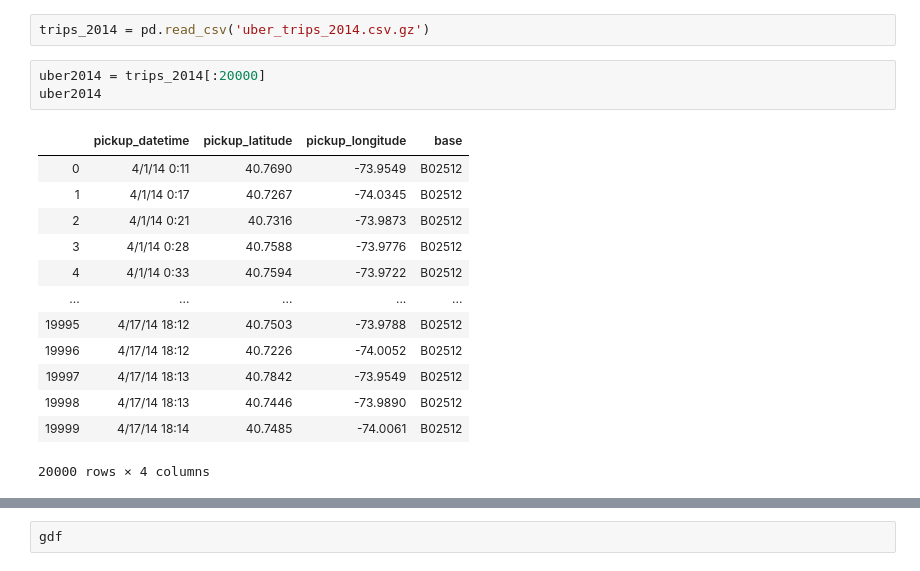
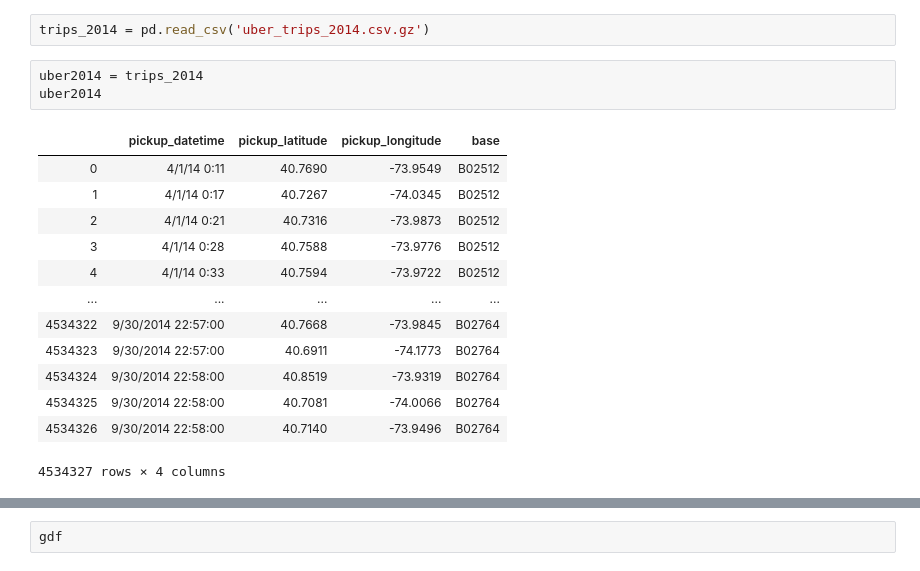
Before and after one commit to KamyNz/datathon-group15-project, a Jupyter notebook: week1/geographic functions.ipynb, the cells around one changed output, grey strips where cells are left out. Drawn from its saved outputs; the diff is of its cells as text.

```diff
--- a/week1/geographic functions.ipynb
+++ b/week1/geographic functions.ipynb
@@ -146,19 +166,19 @@ NotebookApp.rate_limit_window=3.0 (secs)
 # %%
 trips_2014 = pd.read_csv('uber_trips_2014.csv.gz')
 # %%
-uber2014 = trips_2014[:20000]
+uber2014 = trips_2014
 uber2014
 # %% [output]
 |  | pickup_datetime | pickup_latitude | pickup_longitude | base |
 | 0 | 4/1/14 0:11 | 40.7690 | -73.9549 | B02512 |
 | 1 | 4/1/14 0:17 | 40.7267 | -74.0345 | B02512 |
 | 2 | 4/1/14 0:21 | 40.7316 | -73.9873 | B02512 |
 | 3 | 4/1/14 0:28 | 40.7588 | -73.9776 | B02512 |
 | 4 | 4/1/14 0:33 | 40.7594 | -73.9722 | B02512 |
 | ... | ... | ... | ... | ... |
-| 19995 | 4/17/14 18:12 | 40.7503 | -73.9788 | B02512 |
-| 19996 | 4/17/14 18:12 | 40.7226 | -74.0052 | B02512 |
-| 19997 | 4/17/14 18:13 | 40.7842 | -73.9549 | B02512 |
-| 19998 | 4/17/14 18:13 | 40.7446 | -73.9890 | B02512 |
-| 19999 | 4/17/14 18:14 | 40.7485 | -74.0061 | B02512 |
+| 4534322 | 9/30/2014 22:57:00 | 40.7668 | -73.9845 | B02764 |
+| 4534323 | 9/30/2014 22:57:00 | 40.6911 | -74.1773 | B02764 |
+| 4534324 | 9/30/2014 22:58:00 | 40.8519 | -73.9319 | B02764 |
+| 4534325 | 9/30/2014 22:58:00 | 40.7081 | -74.0066 | B02764 |
+| 4534326 | 9/30/2014 22:58:00 | 40.7140 | -73.9496 | B02764 |
-20000 rows × 4 columns
+4534327 rows × 4 columns
```
Also changed, not shown: parts of 13 cells of this notebook.
